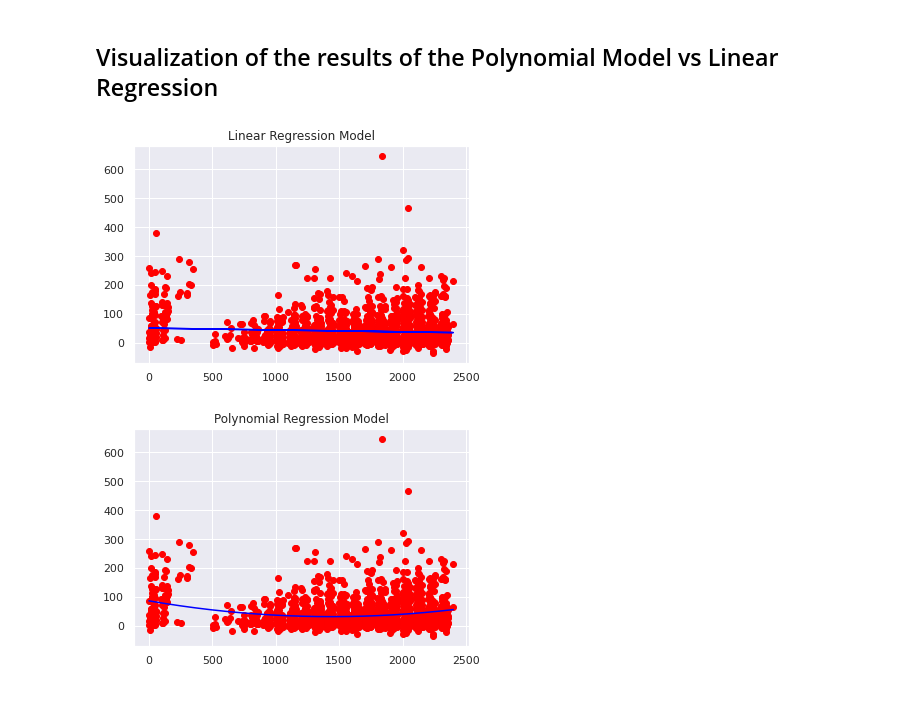
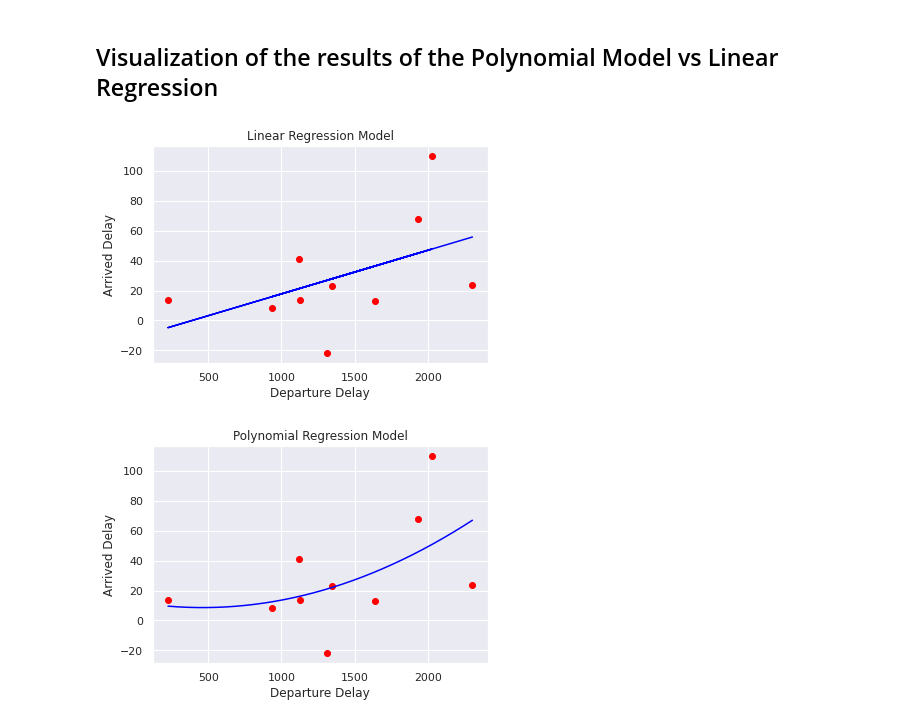
Before and after one commit to jesussantana/Supervised-Regression, a Jupyter notebook: notebooks/Sprint_12_Supevised_Regression.ipynb, the cells around one changed output. Drawn from its saved outputs; the diff is of its cells as text; code cells hidden in the pictures.

Commit message:
Adjust Plots

```diff
--- a/notebooks/Sprint_12_Supevised_Regression.ipynb
+++ b/notebooks/Sprint_12_Supevised_Regression.ipynb
@@ -271,12 +271,14 @@ df.head()
 | 3 | 11.0 | 2201.0 | 989.0 | 6.0 | 14.0 | 1.0 | 16.0 | 16.72516 | 0.0 | ... |
 | 4 | 19.0 | 1329.0 | 1142.0 | 6.0 | 8.0 | 2.0 | 19.0 | 0.00000 | 0.0 | ... |
 5 rows × 27 columns
+# %%
+df_sample = df.sample(n=10, random_state=1)
 # %%
 # Matrix
-X = df.iloc[:, 1:2].values
+X = df_sample.iloc[:, 1:2].values
 
 # Vector
-y = df.iloc[:, 0:1].values
+y = df_sample.iloc[:, 0:1].values
 # %%
 X.shape
 y.shape
@@ -304,12 +306,12 @@ LinearRegression()
 # %%
 plt.scatter(X, y, color = "red")
 plt.plot(X, lin_reg.predict(X), color = "blue")
 plt.title("Linear Regression Model")
-plt.xlabel("")
-plt.ylabel("")
+plt.xlabel("Departure Delay")
+plt.ylabel("Arrived Delay")
 plt.show()
 # %% [output]
-[figure, old version]
+[figure, new version]
 # %%
 X_grid = np.arange(min(X), max(X), 0.1)
 X_grid = X_grid.reshape(len(X_grid), 1)
@@ -317,8 +319,8 @@ X_grid = X_grid.reshape(len(X_grid), 1)
 plt.scatter(X, y, color = "red")
 plt.plot(X_grid, lin_reg_2.predict(poly_reg.fit_transform(X_grid)), color = "blue")
 plt.title("Polynomial Regression Model")
-plt.xlabel("")
-plt.ylabel("")
+plt.xlabel("Departure Delay")
+plt.ylabel("Arrived Delay")
 plt.show()
 # %% [output]
-[figure, old version]
+[figure, new version]
```
Also changed, not shown: parts of 4 cells of this notebook.
